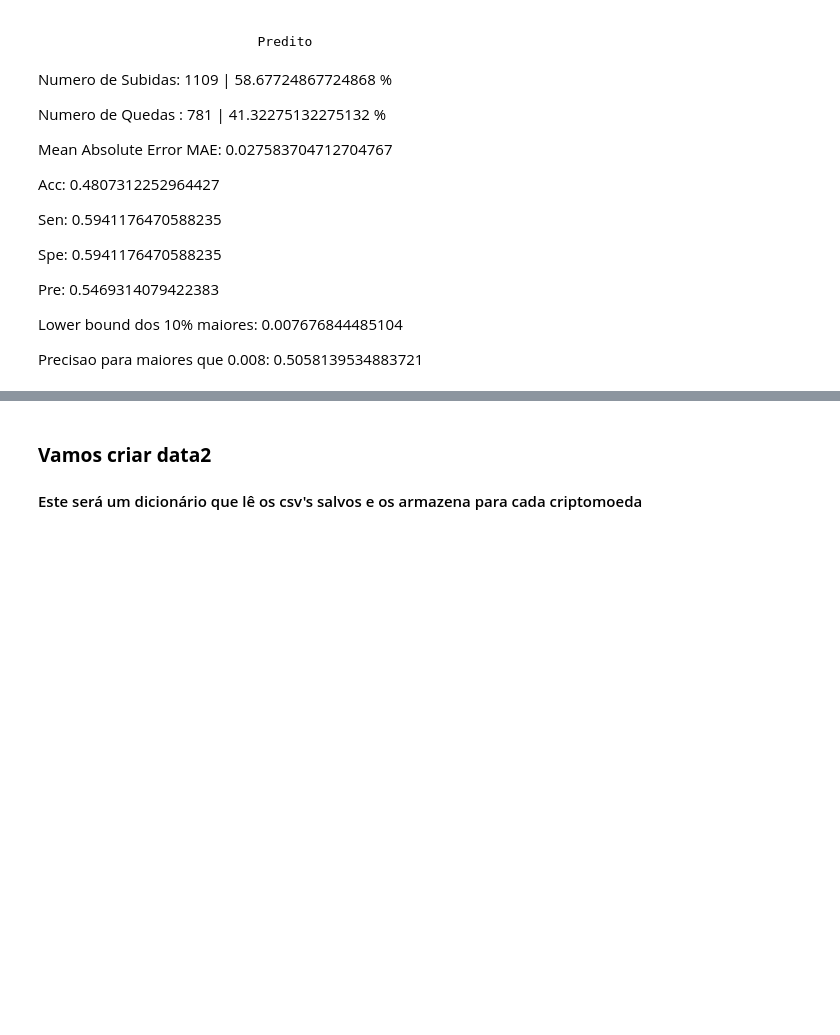
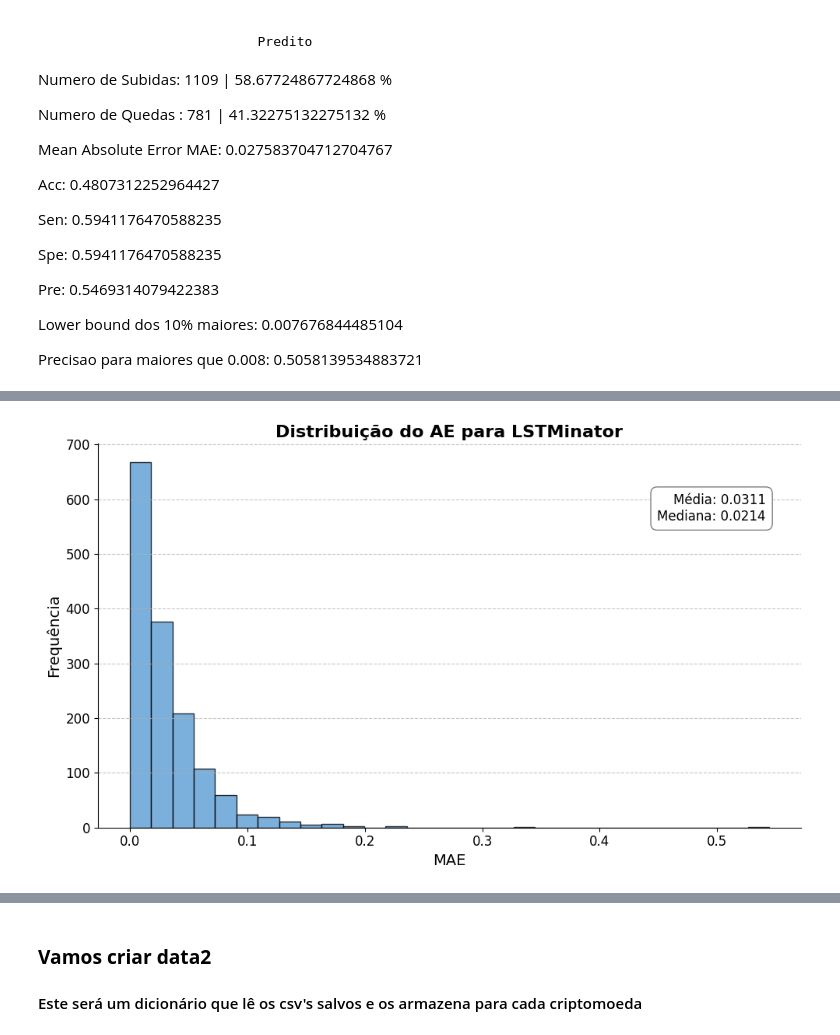
Before and after one commit to JoaoDelVecchio/Quantamental, a Jupyter notebook: Código/Backtest/BackTest Arquitetura_0/Portfolio.ipynb, the cells around one changed output, grey strips where cells are left out. Saved outputs shown, nothing was run; the diff lists cells and outputs as text; code cells hidden in the pictures; blank space fills up the shorter version.

```diff
--- a/Código/Backtest/BackTest Arquitetura_0/Portfolio.ipynb
+++ b/Código/Backtest/BackTest Arquitetura_0/Portfolio.ipynb
@@ -404,3 +442,44 @@ plt.gca().spines[['top', 'right',]].set_visible(False)
+# %%
+from matplotlib import pyplot as plt
+
+# Configurações básicas
+plt.figure(figsize=(10, 6))
+
+# Histograma
+df['ae'].plot(
+    kind='hist',
+    bins=30,  # Ajuste do número de bins
+    color='#5a9bd4',
+    alpha=0.8,
+    edgecolor='black'
+)
+
+# Títulos e rótulos
+plt.title('Distribuição do AE para LSTMinator', fontsize=16, fontweight='bold')
+plt.xlabel('MAE', fontsize=14)
+plt.ylabel('Frequência', fontsize=14)
+
+# Ajustes de eixos
+plt.grid(axis='y', linestyle='--', alpha=0.7)  # Adiciona grid apenas no eixo y
+plt.xticks(fontsize=12)
+plt.yticks(fontsize=12)
+plt.gca().spines[['top', 'right']].set_visible(False)  # Remove bordas superiores e à direita
+
+# Legenda adicional no canto
+plt.annotate(
+    f'Média: {df["ae"].mean():.4f}\nMediana: {df["ae"].median():.4f}',
+    xy=(0.95, 0.8),
+    xycoords='axes fraction',
+    fontsize=12,
+    ha='right',
+    bbox=dict(facecolor='white', edgecolor='gray', boxstyle='round,pad=0.5')
+)
+
+# Exibição do gráfico
+plt.tight_layout()
+plt.show()
+# %% [output]
+[figure, added]
 # %%
 from matplotlib import pyplot as plt
 df['ae'].dropna(how = 'all').plot(kind='line', figsize=(8, 4), title='ae')
```
Also changed, not shown: parts of 14 cells of this notebook, 30 other files.
